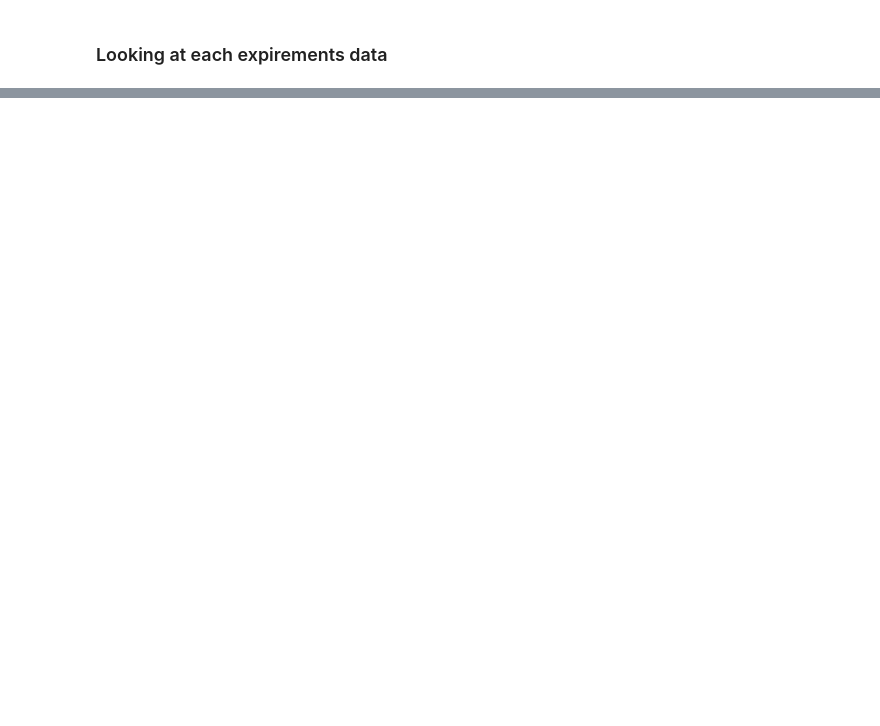
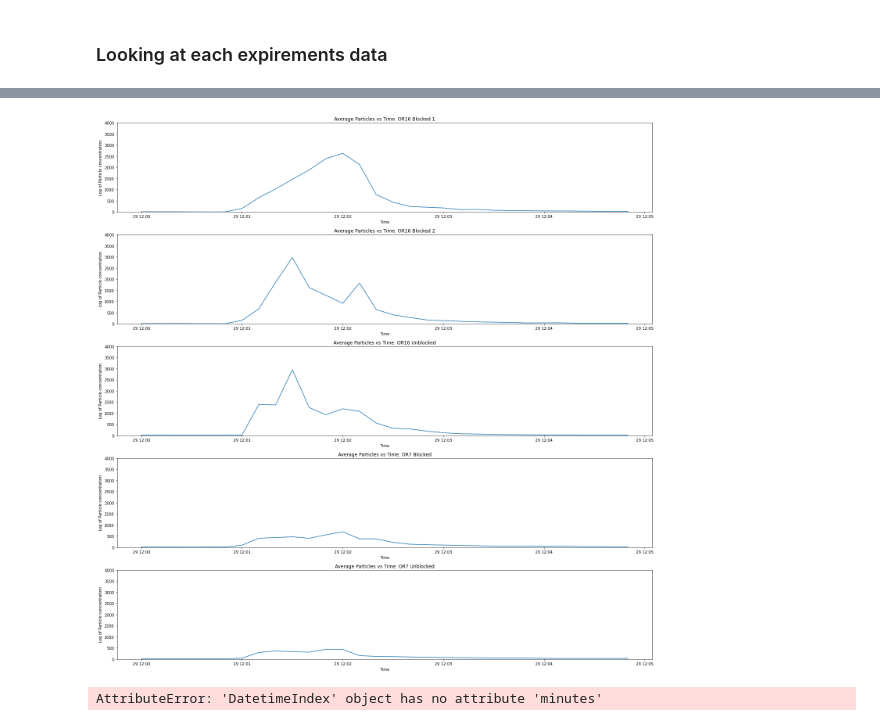
Before and after one commit to rrochlin/UWMedDecember, a Jupyter notebook: Analysis.ipynb, the cells around one changed output, grey strips where cells are left out. Drawn from its saved outputs; the diff is of its cells as text; code cells hidden in the pictures; blank space fills up the shorter version.

```diff
--- a/Analysis.ipynb
+++ b/Analysis.ipynb
@@ -184,0 +227,15 @@ stAvgDf[x]
+# %%
+tmp = {}
+for idx,x in enumerate(stAvgDf):
+    print(x)
+    columns = []
+    tmp[x] = []
+    for label in stAvgDf[x]:
+        if (label == 'Average') or (label == 'Variance'):
+            continue
+        columns.append(label)
+        yPoints = np.log(np.array(stAvgDf[x][label][120:],dtype=float))
+        xPoints = np.array([i+60 for i in range(len(yPoints))])
+        m,b = np.polyfit(xPoints,yPoints,1)
+        tmp[x].append(round(m,3))
+        print(label,round(m,3))
@@ -184,0 +260,19 @@ stAvgDf[x]
+# %%
+fig,stacked_graph=plt.subplots(len(stAvgDf),sharex=False,figsize=(20,20))
+for idx,x in enumerate(stAvgDf):
+    yData = stAvgDf[x]['Average']
+    xData = pd.date_range(pd.Timestamp('12:00'),pd.Timestamp('12:05'),freq = 'S')[:291]
+
+    yPoints = np.log(stAvgDf[x]['Average'][120:])
+    xPoints = np.array([i+60 for i in range(len(y))])
+    m,b = np.polyfit(xPoints,yPoints,1)
+
+    stacked_graph[idx].plot(xData,(yData))
+    stacked_graph[idx].set(title='Average Particles vs Time: ' + x,xlabel='Time',ylabel='Log of Particle concentration',autoscale_on=True,autoscaley_on=False,ylim=[0,4000])
+    plt.tight_layout()
+# %% [output]
+[figure, added]
+# %%
+pd.date_range(pd.Timestamp('12:00'),pd.Timestamp('12:05'),freq = 'S').minutes()
+# %% [output]
+AttributeError: 'DatetimeIndex' object has no attribute 'minutes'
```
Also changed, not shown: parts of 11 cells of this notebook, 1 other file.
